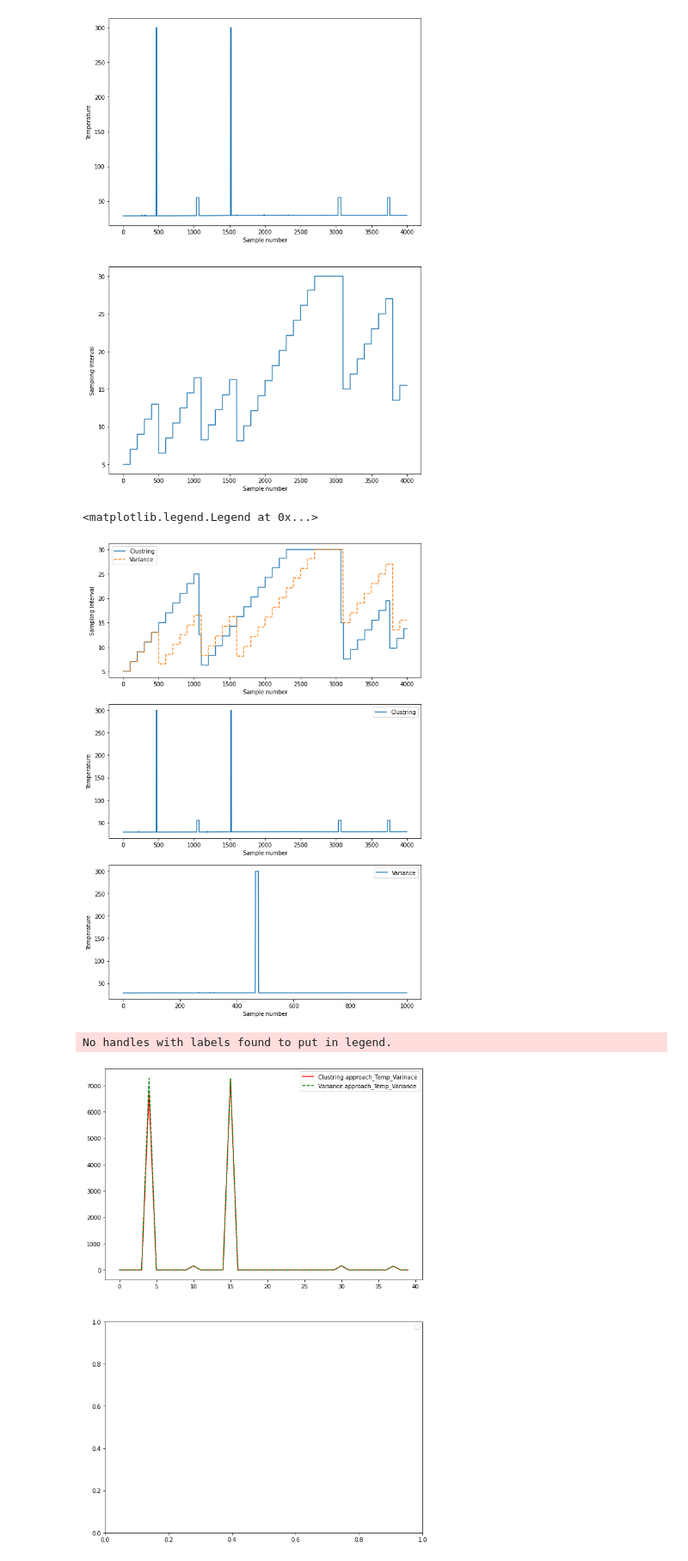
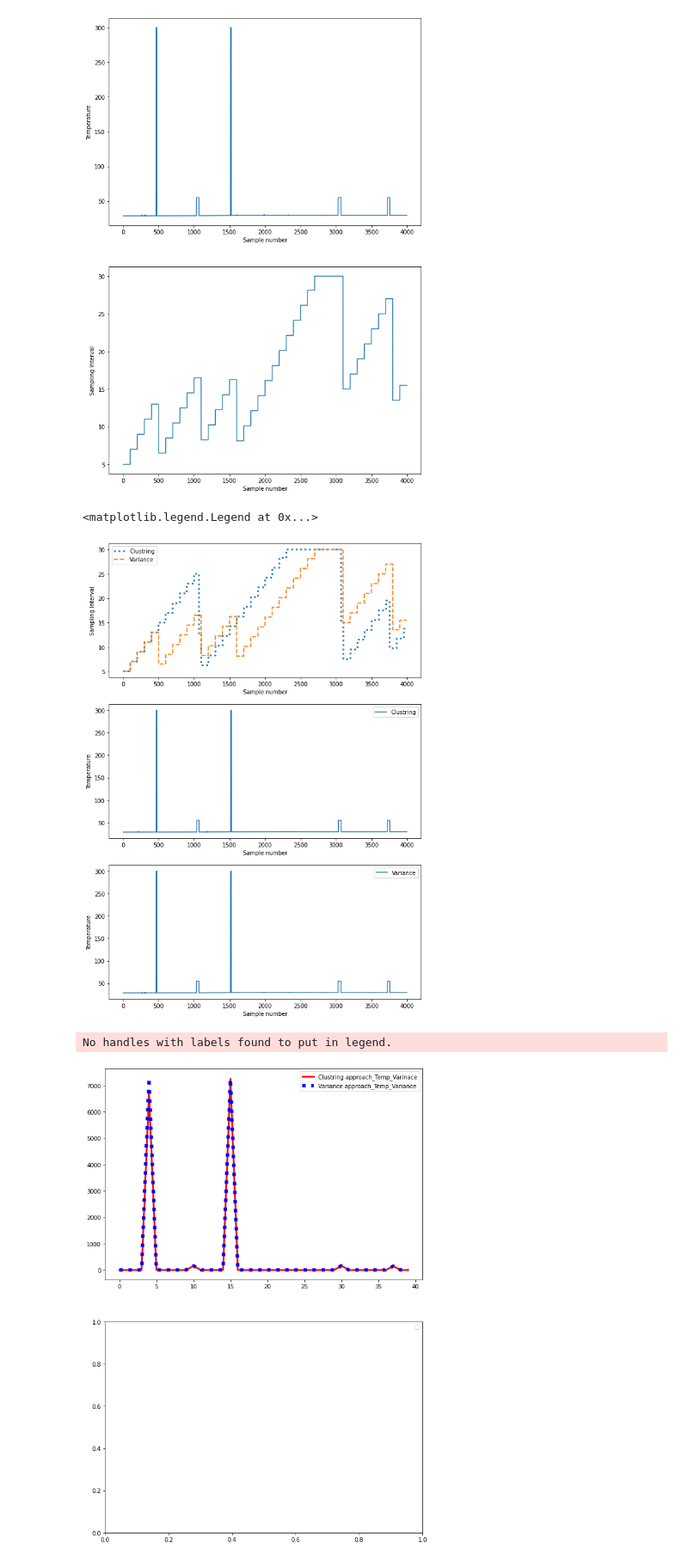
Before and after one commit to ssunilkumar/intro_test, a Jupyter notebook: clustering.ipynb, the cells around one changed output. Shown: that part at 86% size. Cells and saved outputs as stored; diff of their text form; code cells hidden in the pictures.

```diff
--- a/clustering.ipynb
+++ b/clustering.ipynb
@@ -84,13 +84,13 @@ plt.show
 [figure]
 # %%
 fig1,ax1=plt.subplots(3,1,figsize=(10,15))
-ax1[0].plot(Adp_file1['Untitled 1'][0:4000],label='Clustring')
-ax1[0].plot(Adp_file2['Untitled 2'][0:4000],label='Variance',linestyle='dashed')
+ax1[0].plot(Adp_file1['Untitled 1'][0:4000],label='Clustring',linestyle='dotted',linewidth=3)
+ax1[0].plot(Adp_file2['Untitled 2'][0:4000],label='Variance',linestyle='dashed',linewidth=2)
 ax1[0].set_xlabel('Sample number')
 ax1[0].set_ylabel('Sampling Interval')
 ax1[0].legend()
 ax1[1].plot(Adp_file1['Untitled'][0:4000],label='Clustring')
-ax1[2].plot(Adp_file2['Untitled'][0:1000],label='Variance')
+ax1[2].plot(Adp_file2['Untitled'][0:4000],label='Variance')
 ax1[1].set_xlabel('Sample number')
 ax1[1].set_ylabel('Temperature')
 ax1[2].set_xlabel('Sample number')
@@ -99,31 +99,34 @@ ax1[1].legend()
 ax1[2].legend()
 # %% [output]
 <matplotlib.legend.Legend at 0x...>
-[figure, old version]
+[figure, new version]
 # %%
 import numpy as np
 x=np.zeros(40,dtype=float)
 x1=np.zeros(40,dtype=float)
+x2=np.zeros(40,dtype=float)
 i=0
 k=0
 while i<4000:
   #print(i)
   x[k]=Adp_file1['Untitled'][i:i+100].var()
   x1[k]=Adp_file2['Untitled'][i:i+100].var()
+  x2[k]=Adp_file3['Untitled'][i:i+100].var()
   #print(x[k])
   i=i+100
   k=k+1
   #print(i)
   #print(k)
 fig2,ax2=plt.subplots(2,1,figsize=(10,15))
-ax2[0].plot(x,label='Clustring approach_Temp_Varinace',color='red')
-ax2[0].plot(x1,label='Variance approach_Temp_Variance',color='green',linestyle='dashed')
+ax2[0].plot(x,label='Clustring approach_Temp_Varinace',color='red',linewidth=3)
+#ax2[0].plot(x1,label='Variance approach_Temp_Variance',color='green',linestyle='dashed',linewidth=4)
+ax2[0].plot(x2,label='Variance approach_Temp_Variance',color='blue',linestyle='dotted',linewidth=6)
 ax2[0].legend()
 ax2[1].legend()
 plt.savefig('Variance of 100 values Tempe of Both approach.png')
 # %% [output]
 No handles with labels found to put in legend.
-[figure, old version]
+[figure, new version]
 # %%
 import pandas as pd
 import matplotlib.pyplot as plt
```
Also changed, not shown: parts of 4 cells of this notebook.
